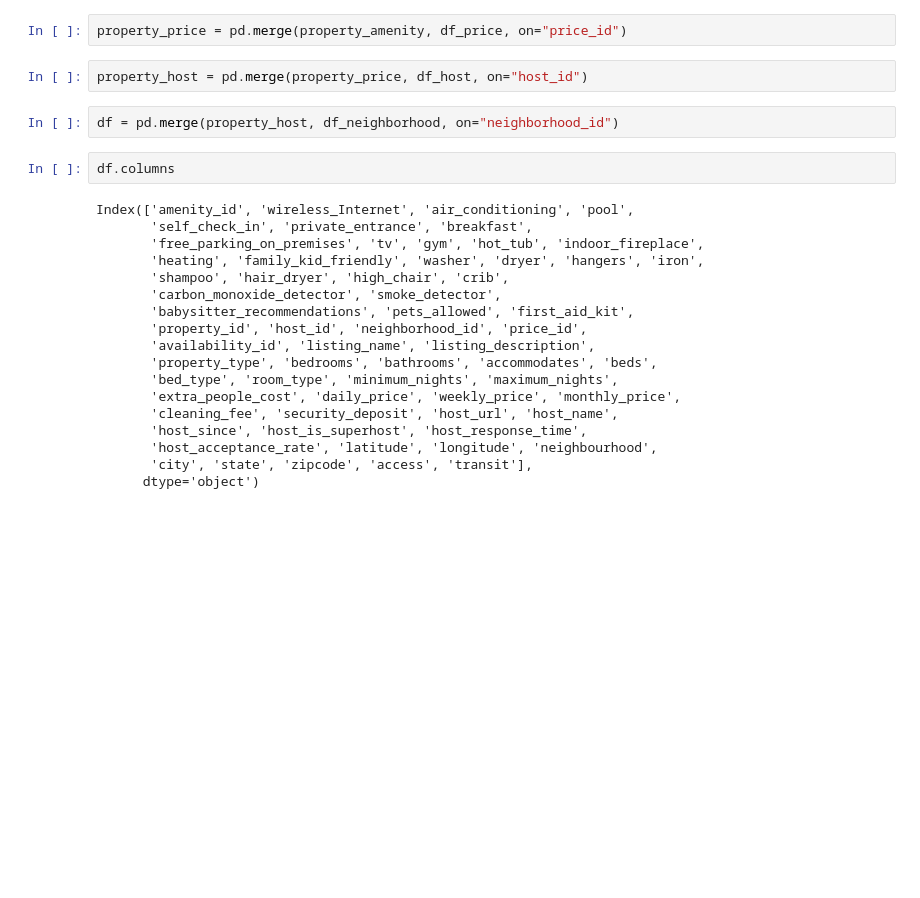
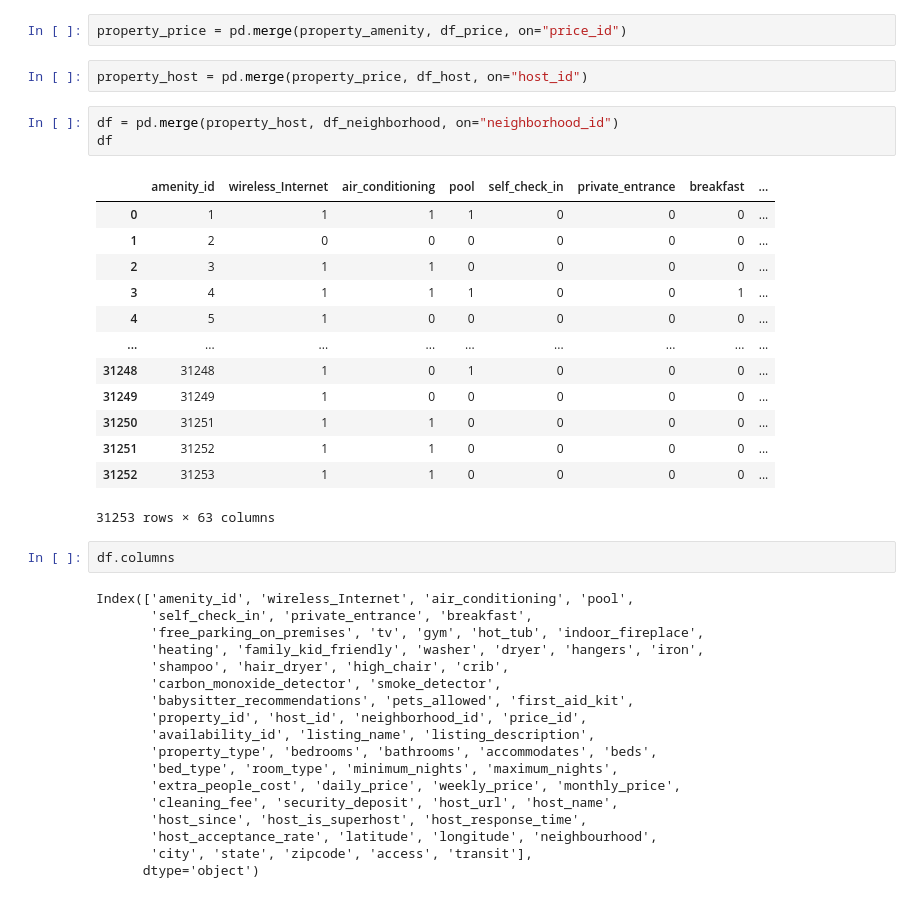
Before and after one commit to Maryamlaine/Airbnb, a Jupyter notebook: Machine Learning_Models/Price Prediction.ipynb, the cells around one changed output. Saved outputs shown, nothing was run; the diff lists cells and outputs as text; blank space fills up the shorter version.

```diff
--- a/Machine Learning_Models/Price Prediction.ipynb
+++ b/Machine Learning_Models/Price Prediction.ipynb
@@ -55,6 +55,21 @@ property_price = pd.merge(property_amenity, df_price, on="price_id")
 property_host = pd.merge(property_price, df_host, on="host_id")
 # %%
 df = pd.merge(property_host, df_neighborhood, on="neighborhood_id")
+df
+# %% [output]
+|  | amenity_id | wireless_Internet | air_conditioning | pool | self_check_in | private_entrance | breakfast | ... |
+| 0 | 1 | 1 | 1 | 1 | 0 | 0 | 0 | ... |
+| 1 | 2 | 0 | 0 | 0 | 0 | 0 | 0 | ... |
+| 2 | 3 | 1 | 1 | 0 | 0 | 0 | 0 | ... |
+| 3 | 4 | 1 | 1 | 1 | 0 | 0 | 1 | ... |
+| 4 | 5 | 1 | 0 | 0 | 0 | 0 | 0 | ... |
+| ... | ... | ... | ... | ... | ... | ... | ... | ... |
+| 31248 | 31248 | 1 | 0 | 1 | 0 | 0 | 0 | ... |
+| 31249 | 31249 | 1 | 0 | 0 | 0 | 0 | 0 | ... |
+| 31250 | 31251 | 1 | 1 | 0 | 0 | 0 | 0 | ... |
+| 31251 | 31252 | 1 | 1 | 0 | 0 | 0 | 0 | ... |
+| 31252 | 31253 | 1 | 1 | 0 | 0 | 0 | 0 | ... |
+31253 rows × 63 columns
 # %%
 df.columns
 # %% [output]
```
Also changed, not shown: parts of 3 cells of this notebook.
